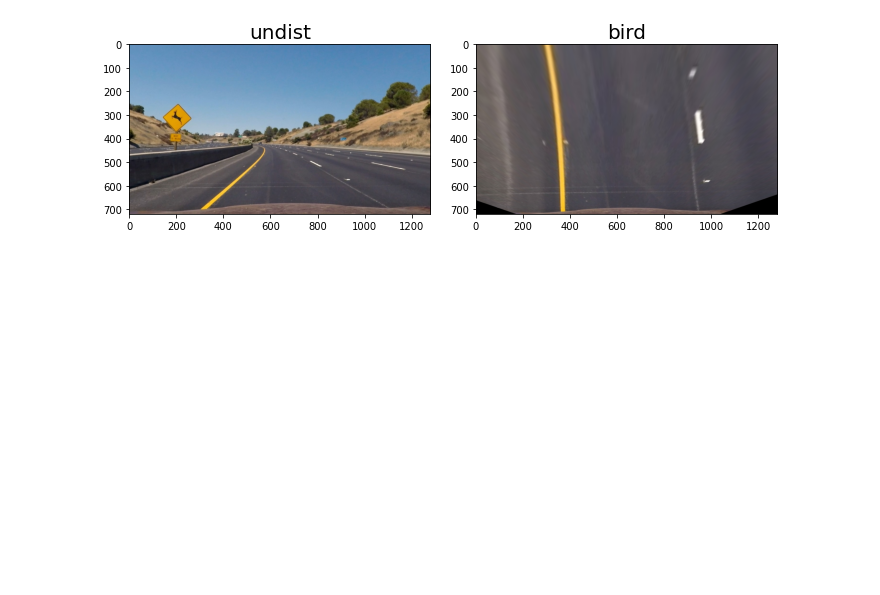
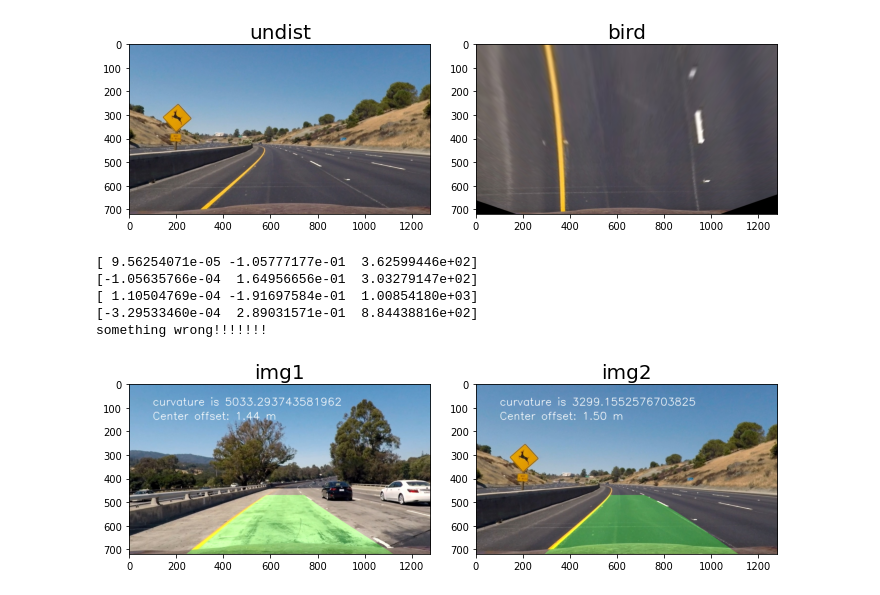
Before and after one commit to yongzou/CarND-Advanced-Lane-Lines, a Jupyter notebook: examples/homework.ipynb, the cells around one changed output. Saved outputs shown, nothing was run; the diff lists cells and outputs as text; code cells hidden in the pictures; blank space fills up the shorter version.

```diff
--- a/examples/homework.ipynb
+++ b/examples/homework.ipynb
@@ -376,8 +379,9 @@ def fit_polynomial(binary_warped, line_info):
     try:
         left_fitx = left_fit[0]*ploty**2 + left_fit[1]*ploty + left_fit[2]
         right_fitx = right_fit[0]*ploty**2 + right_fit[1]*ploty + right_fit[2]
+        line_info.detected = True
     except TypeError:
-        line_info.detected = True
+        line_info.detected = False
         # Avoids an error if `left` and `right_fit` are still none or incorrect
         print('The function failed to fit a line!')
         left_fitx = 1*ploty**2 + 1*ploty
@@ -388,9 +392,13 @@ def fit_polynomial(binary_warped, line_info):
     out_img[righty, rightx] = [0, 0, 255]
 
     # Plots the left and right polynomials on the lane lines
-    plt.plot(left_fitx, ploty, color='yellow')
-    plt.plot(right_fitx, ploty, color='yellow')
+#     plt.plot(left_fitx, ploty, color='yellow')
+#     plt.plot(right_fitx, ploty, color='yellow')
     line_info.current_fit = [left_fit, right_fit]
+    line_info.left_fit_history.clear()
+    line_info.right_fit_history.clear()
+    line_info.left_fit_history.append(left_fit)
+    line_info.right_fit_history.append(right_fit)
 
     line_info.allx = [left_fitx, right_fitx]
     line_info.ally = ploty
@@ -524,35 +556,64 @@ def draw_final_image(warped, line_info, undist, Minv):
 # %%
 line_info.detected = False
 # put it all together
 def process_image(img):
     global line_info
-#     img = cv2.imread(image)
     undist = undistort(img)
-    # plt.imshow(undist)
     thresholded = threshold_image(undist)
-    # plt.imshow(thresholded)
     bird_img, Minv = bird_eye(thresholded)
-    # plt.imshow(bird_img)
 
     if line_info.detected:
+#         print ("detected!!!!!!!!!!!!!!!")
         res, line_info  = search_around_poly(bird_img, line_info)
+        line_info.detected = True
     else:
         res, line_info  = fit_polynomial(bird_img, line_info)
     final_res = draw_final_image(bird_img, line_info, undist, Minv)
     left_fit, right_fit = line_info.current_fit
     ploty = line_info.ally
 
+
     left_curverad, right_curverad = measure_curvature(ploty, left_fit, right_fit)
     curvature_string = "curvature is " + str((left_curverad + right_curverad) / 2)
+
 
     left_fitx, right_fitx = line_info.allx
     center_offset = measure_center_offset(left_fitx, right_fitx, bird_img.shape)
 
+
     cv2.putText(final_res, curvature_string , (100, 90), cv2.FONT_HERSHEY_SIMPLEX, 1.5, (255,255,255), thickness=2)
     cv2.putText(final_res, center_offset, (100, 150), cv2.FONT_HERSHEY_SIMPLEX, 1.5, (255,255,255), thickness=2)
+#     print("debug!!!!!!!!!!!!!!!")
+
     return final_res
-# process_image(cv2.imread("../test_images/test1.jpg"))
-# process_image(cv2.imread("../test_images/test3.jpg"))
+tmp_res1 = process_image(cv2.imread("../test_images/test1.jpg"))
+tmp_res2 = process_image(cv2.imread("../test_images/test2.jpg"))
+# tmp_res3 = process_image(cv2.imread("../test_images/test3.jpg"))
+# tmp_res4 = process_image(cv2.imread("../test_images/test4.jpg"))
+# tmp_res5 = process_image(cv2.imread("../test_images/test5.jpg"))
+
+f, (ax1, ax2) = plt.subplots(1, 2, figsize=(9,6))
+f.tight_layout()
+ax1.imshow(cv2.cvtColor(tmp_res1, cv2.COLOR_BGR2RGB))
+ax1.set_title("img1", fontsize=20)
+ax2.imshow(cv2.cvtColor(tmp_res2, cv2.COLOR_BGR2RGB))
+ax2.set_title("img2", fontsize=20)
+plt.subplots_adjust(left=0., right=1, top=0.9, bottom=0.)
+
+# f, (ax1, ax2) = plt.subplots(1, 2, figsize=(9,6))
+# f.tight_layout()
+# ax1.imshow(cv2.cvtColor(tmp_res1, cv2.COLOR_BGR2RGB))
+# ax1.set_title("img3", fontsize=20)
+# ax2.imshow(cv2.cvtColor(tmp_res2, cv2.COLOR_BGR2RGB))
+# ax2.set_title("img4", fontsize=20)
+# plt.subplots_adjust(left=0., right=1, top=0.9, bottom=0.)
+# %% [output]
+[ 9.56254071e-05 -1.05777177e-01  3.62599446e+02]
+[-1.05635766e-04  1.64956656e-01  3.03279147e+02]
+[ 1.10504769e-04 -1.91697584e-01  1.00854180e+03]
+[-3.29533460e-04  2.89031571e-01  8.84438816e+02]
+something wrong!!!!!!!
+[figure, added]
 # %%
 # video processing
 # Import everything needed to edit/save/watch video clips
```
Also changed, not shown: parts of 3 cells of this notebook, 1 other file.
